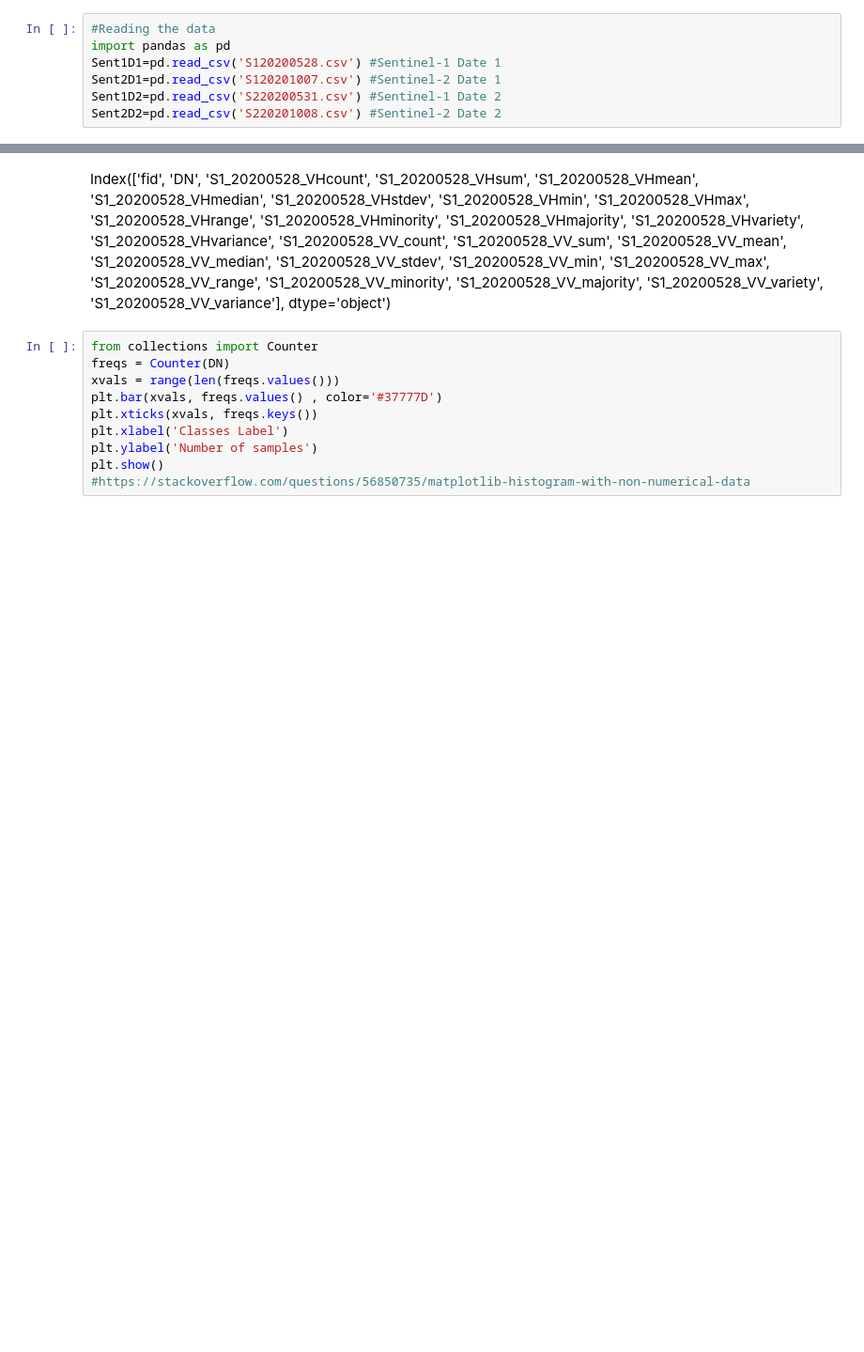
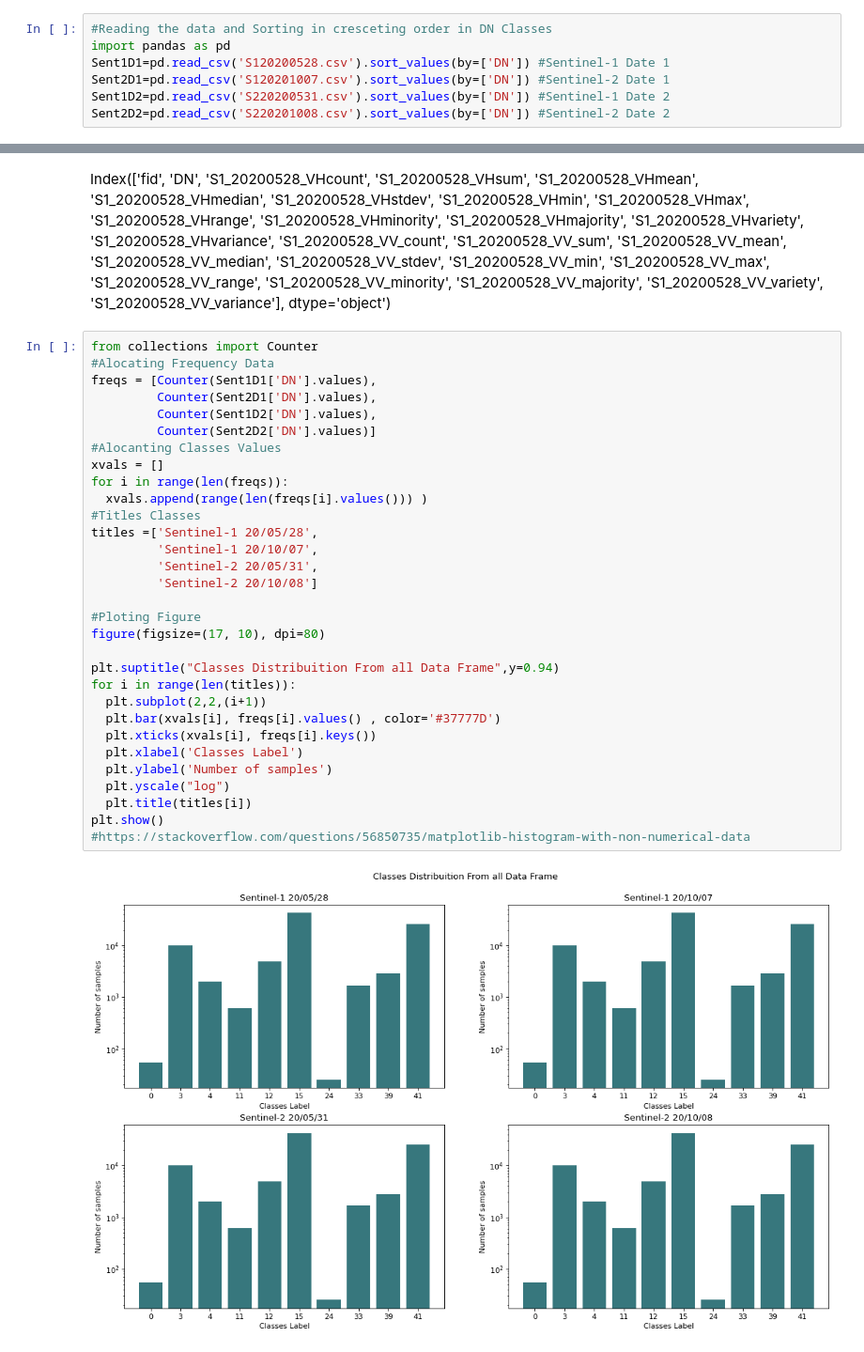
Before and after one commit to barauna-lo/Artificial_Inteligence, a Jupyter notebook: CAP345_Artificial_Intelience_AT01.ipynb, the cells around one changed output, grey strips where cells are left out. Shown: that part at 94% size. Saved outputs shown, nothing was run; the diff lists cells and outputs as text; blank space fills up the shorter version.

```diff
--- a/CAP345_Artificial_Intelience_AT01.ipynb
+++ b/CAP345_Artificial_Intelience_AT01.ipynb
@@ -85,7 +97,7 @@ To: /content/S220201008.csv
 # %%
-#Reading the data
+#Reading the data and Sorting in cresceting order in DN Classes
 import pandas as pd
-Sent1D1=pd.read_csv('S120200528.csv') #Sentinel-1 Date 1
-Sent2D1=pd.read_csv('S120201007.csv') #Sentinel-2 Date 1
-Sent1D2=pd.read_csv('S220200531.csv') #Sentinel-1 Date 2
-Sent2D2=pd.read_csv('S220201008.csv') #Sentinel-2 Date 2
+Sent1D1=pd.read_csv('S120200528.csv').sort_values(by=['DN']) #Sentinel-1 Date 1
+Sent2D1=pd.read_csv('S120201007.csv').sort_values(by=['DN']) #Sentinel-2 Date 1
+Sent1D2=pd.read_csv('S220200531.csv').sort_values(by=['DN']) #Sentinel-1 Date 2
+Sent2D2=pd.read_csv('S220201008.csv').sort_values(by=['DN']) #Sentinel-2 Date 2
@@ -120,11 +117,34 @@ Index(['fid',
       dtype='object')
 # %%
 from collections import Counter
-freqs = Counter(DN)
-xvals = range(len(freqs.values()))
-plt.bar(xvals, freqs.values() , color='#37777D')
-plt.xticks(xvals, freqs.keys())
-plt.xlabel('Classes Label')
-plt.ylabel('Number of samples')
+#Alocating Frequency Data
+freqs = [Counter(Sent1D1['DN'].values),
+         Counter(Sent2D1['DN'].values),
+         Counter(Sent1D2['DN'].values),
+         Counter(Sent2D2['DN'].values)]
+#Alocanting Classes Values
+xvals = []
+for i in range(len(freqs)):
+  xvals.append(range(len(freqs[i].values())) )
+#Titles Classes
+titles =['Sentinel-1 20/05/28',
+         'Sentinel-1 20/10/07',
+         'Sentinel-2 20/05/31',
+         'Sentinel-2 20/10/08']
+
+#Ploting Figure
+figure(figsize=(17, 10), dpi=80)
+
+plt.suptitle("Classes Distribuition From all Data Frame",y=0.94)
+for i in range(len(titles)):
+  plt.subplot(2,2,(i+1))
+  plt.bar(xvals[i], freqs[i].values() , color='#37777D')
+  plt.xticks(xvals[i], freqs[i].keys())
+  plt.xlabel('Classes Label')
+  plt.ylabel('Number of samples')
+  plt.yscale("log")
+  plt.title(titles[i])
 plt.show()
 #https://stackoverflow.com/questions/56850735/matplotlib-histogram-with-non-numerical-data
+# %% [output]
+[figure, added]
```
Also changed, not shown: parts of 14 cells of this notebook.
